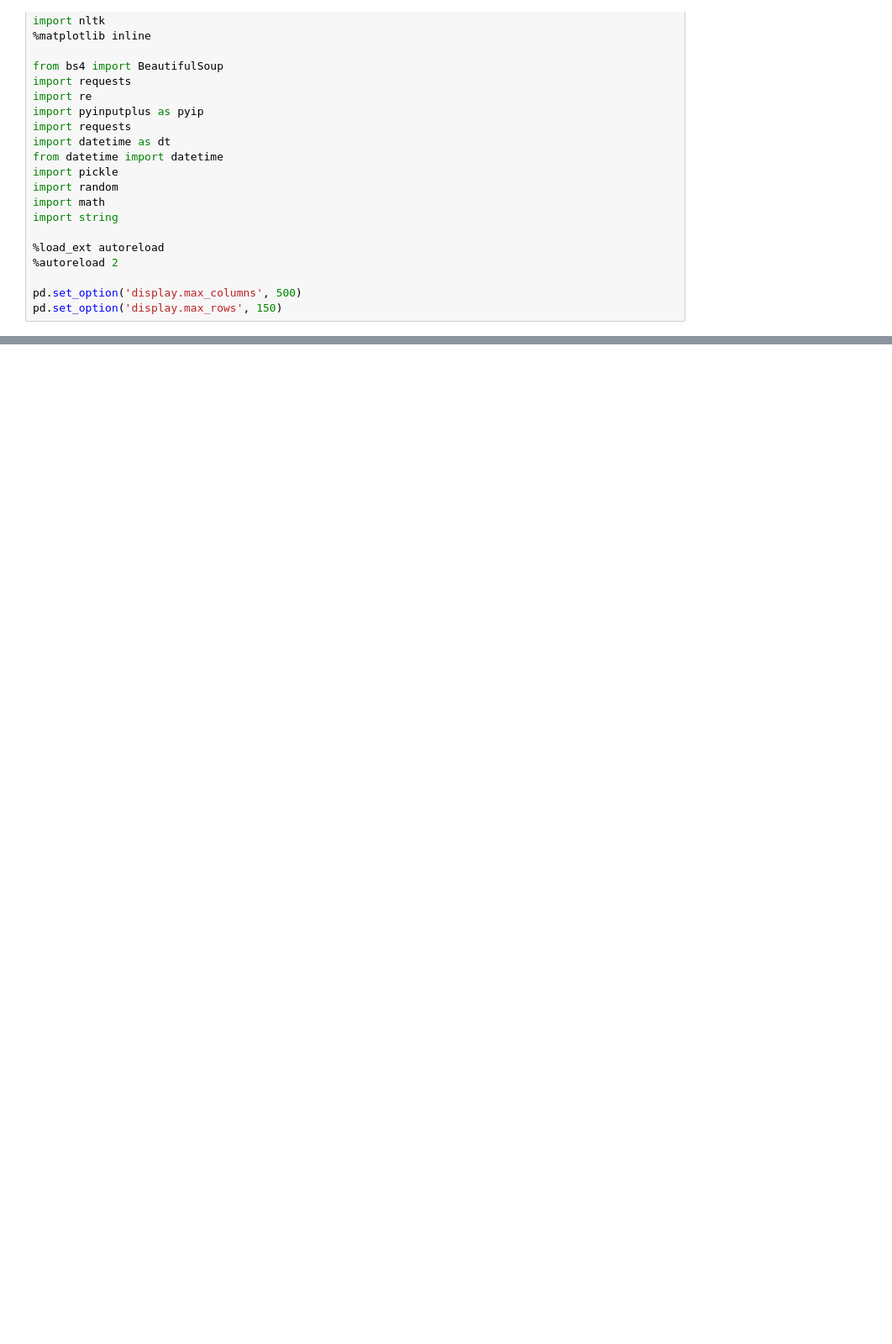
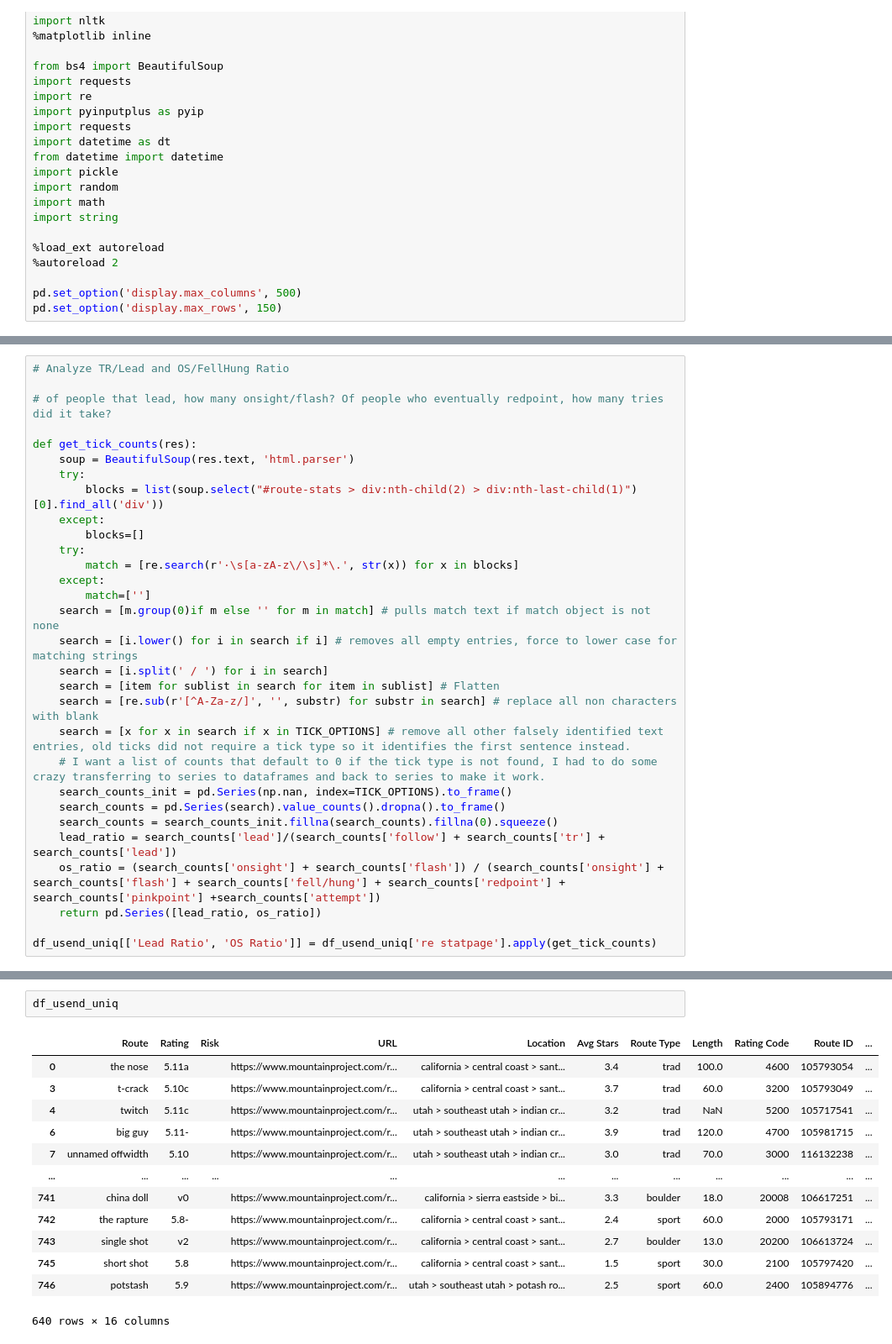
Before and after one commit to Brayden-L/Giza, a Jupyter notebook: Giza/Initial.ipynb, the cells around one changed output, grey strips where cells are left out. Shown: that part at 84% size. Cells and saved outputs as stored; diff of their text form; blank space fills up the shorter version.

```diff
--- a/Giza/Initial.ipynb
+++ b/Giza/Initial.ipynb
@@ -385,0 +335,30 @@ fig
+# %%
+# Analyze TR/Lead and OS/FellHung Ratio
+
+# of people that lead, how many onsight/flash? Of people who eventually redpoint, how many tries did it take?
+
+def get_tick_counts(res):
+    soup = BeautifulSoup(res.text, 'html.parser')
+    try:
+        blocks = list(soup.select("#route-stats > div:nth-child(2) > div:nth-last-child(1)")[0].find_all('div'))
+    except:
+        blocks=[]
+    try:
+        match = [re.search(r'·\s[a-zA-z\/\s]*\.', str(x)) for x in blocks]
+    except:
+        match=['']
+    search = [m.group(0)if m else '' for m in match] # pulls match text if match object is not none
+    search = [i.lower() for i in search if i] # removes all empty entries, force to lower case for matching strings
+    search = [i.split(' / ') for i in search]
+    search = [item for sublist in search for item in sublist] # Flatten
+    search = [re.sub(r'[^A-Za-z/]', '', substr) for substr in search] # replace all non characters with blank
+    search = [x for x in search if x in TICK_OPTIONS] # remove all other falsely identified text entries, old ticks did not require a tick type so it identifies the first sentence instead.
+    # I want a list of counts that default to 0 if the tick type is not found, I had to do some crazy transferring to series to dataframes and back to series to make it work.
+    search_counts_init = pd.Series(np.nan, index=TICK_OPTIONS).to_frame()
+    search_counts = pd.Series(search).value_counts().dropna().to_frame()
+    search_counts = search_counts_init.fillna(search_counts).fillna(0).squeeze()
+    lead_ratio = search_counts['lead']/(search_counts['follow'] + search_counts['tr'] + search_counts['lead'])
+    os_ratio = (search_counts['onsight'] + search_counts['flash']) / (search_counts['onsight'] + search_counts['flash'] + search_counts['fell/hung'] + search_counts['redpoint'] + search_counts['pinkpoint'] +search_counts['attempt'])
+    return pd.Series([lead_ratio, os_ratio])
+
+df_usend_uniq[['Lead Ratio', 'OS Ratio']] = df_usend_uniq['re statpage'].apply(get_tick_counts)
@@ -385,0 +376,16 @@ fig
+# %%
+df_usend_uniq
+# %% [output]
+|  | Route | Rating | Risk | URL | Location | Avg Stars | Route Type | Length | Rating Code | Route ID | ... |
+| 0 | the nose | 5.11a |  | https://www.mountainproject.com/r... | california > central coast > sant... | 3.4 | trad | 100.0 | 4600 | 105793054 | ... |
+| 3 | t-crack | 5.10c |  | https://www.mountainproject.com/r... | california > central coast > sant... | 3.7 | trad | 60.0 | 3200 | 105793049 | ... |
+| 4 | twitch | 5.11c |  | https://www.mountainproject.com/r... | utah > southeast utah > indian cr... | 3.2 | trad | NaN | 5200 | 105717541 | ... |
+| 6 | big guy | 5.11- |  | https://www.mountainproject.com/r... | utah > southeast utah > indian cr... | 3.9 | trad | 120.0 | 4700 | 105981715 | ... |
+| 7 | unnamed offwidth | 5.10 |  | https://www.mountainproject.com/r... | utah > southeast utah > indian cr... | 3.0 | trad | 70.0 | 3000 | 116132238 | ... |
+| ... | ... | ... | ... | ... | ... | ... | ... | ... | ... | ... | ... |
+| 741 | china doll | v0 |  | https://www.mountainproject.com/r... | california > sierra eastside > bi... | 3.3 | boulder | 18.0 | 20008 | 106617251 | ... |
+| 742 | the rapture | 5.8- |  | https://www.mountainproject.com/r... | california > central coast > sant... | 2.4 | sport | 60.0 | 2000 | 105793171 | ... |
+| 743 | single shot | v2 |  | https://www.mountainproject.com/r... | california > central coast > sant... | 2.7 | boulder | 13.0 | 20200 | 106613724 | ... |
+| 745 | short shot | 5.8 |  | https://www.mountainproject.com/r... | california > central coast > sant... | 1.5 | sport | 30.0 | 2100 | 105797420 | ... |
+| 746 | potstash | 5.9 |  | https://www.mountainproject.com/r... | utah > southeast utah > potash ro... | 2.5 | sport | 60.0 | 2400 | 105894776 | ... |
+640 rows × 16 columns
```
Also changed, not shown: parts of 40 cells of this notebook.
